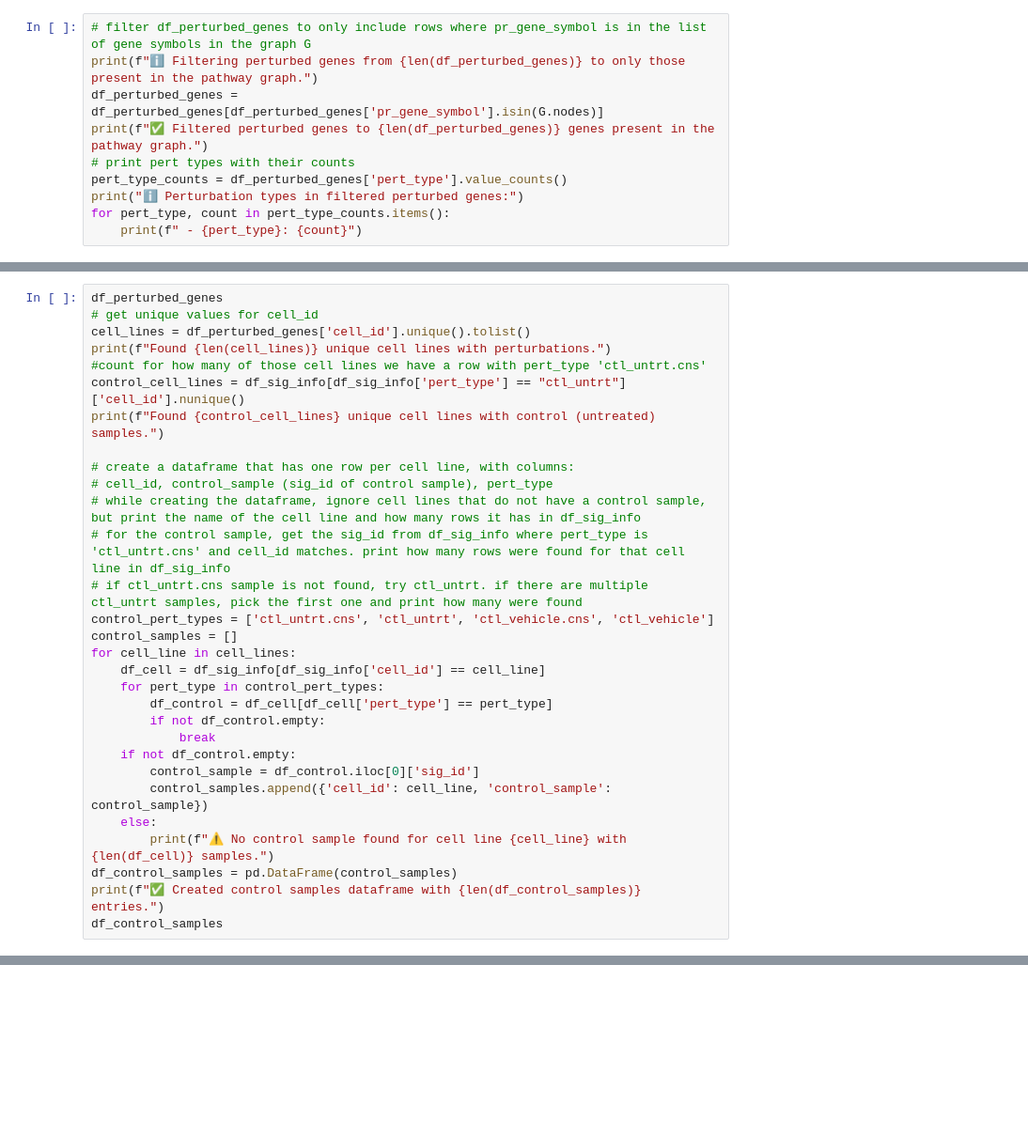
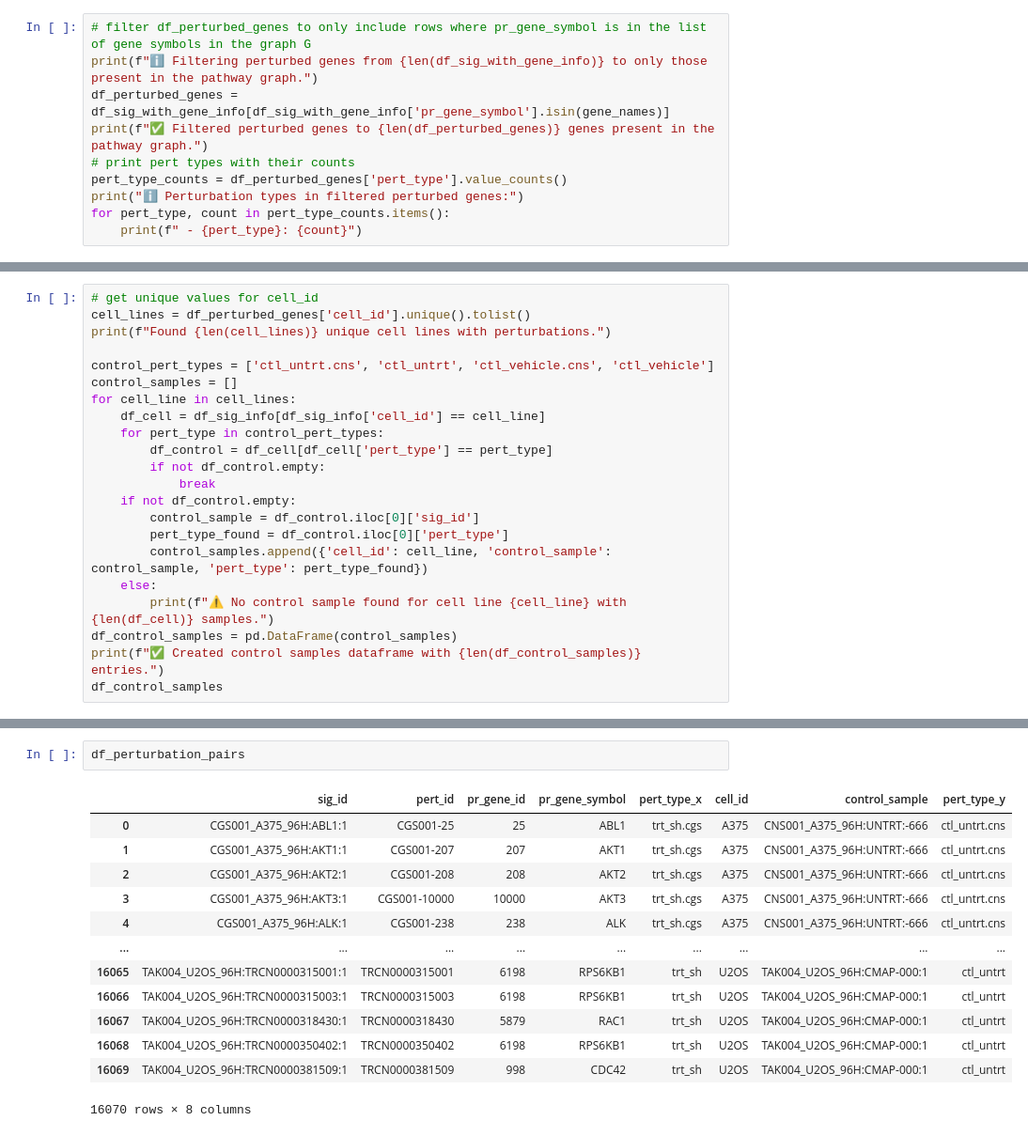
Before and after one commit to joh-dah/source_detection_in_grns, a Jupyter notebook: pathway_experiment/4_find_relevant_sig_ids.ipynb, the cells around one changed output, grey strips where cells are left out. Shown: that part at 94% size. Drawn from its saved outputs; the diff is of its cells as text; blank space fills up the shorter version.

Commit message:
finish pathway experiment setup

```diff
--- a/pathway_experiment/4_find_relevant_sig_ids.ipynb
+++ b/pathway_experiment/4_find_relevant_sig_ids.ipynb
@@ -46,7 +57,7 @@ df_perturbed_genes = df_sig_info.merge(df_gene_info, left_on='pert_iname', right
 # %%
 # filter df_perturbed_genes to only include rows where pr_gene_symbol is in the list of gene symbols in the graph G
-print(f"ℹ️ Filtering perturbed genes from {len(df_perturbed_genes)} to only those present in the pathway graph.")
-df_perturbed_genes = df_perturbed_genes[df_perturbed_genes['pr_gene_symbol'].isin(G.nodes)]
+print(f"ℹ️ Filtering perturbed genes from {len(df_sig_with_gene_info)} to only those present in the pathway graph.")
+df_perturbed_genes = df_sig_with_gene_info[df_sig_with_gene_info['pr_gene_symbol'].isin(gene_names)]
 print(f"✅ Filtered perturbed genes to {len(df_perturbed_genes)} genes present in the pathway graph.")
 # print pert types with their counts
 pert_type_counts = df_perturbed_genes['pert_type'].value_counts()
@@ -56,17 +75,8 @@ for pert_type, count in pert_type_counts.items():
 # %%
-df_perturbed_genes
 # get unique values for cell_id
 cell_lines = df_perturbed_genes['cell_id'].unique().tolist()
 print(f"Found {len(cell_lines)} unique cell lines with perturbations.")
-#count for how many of those cell lines we have a row with pert_type 'ctl_untrt.cns'
-control_cell_lines = df_sig_info[df_sig_info['pert_type'] == "ctl_untrt"]['cell_id'].nunique()
-print(f"Found {control_cell_lines} unique cell lines with control (untreated) samples.")
 
-# create a dataframe that has one row per cell line, with columns:
-# cell_id, control_sample (sig_id of control sample), pert_type
-# while creating the dataframe, ignore cell lines that do not have a control sample, but print the name of the cell line and how many rows it has in df_sig_info
-# for the control sample, get the sig_id from df_sig_info where pert_type is 'ctl_untrt.cns' and cell_id matches. print how many rows were found for that cell line in df_sig_info
-# if ctl_untrt.cns sample is not found, try ctl_untrt. if there are multiple ctl_untrt samples, pick the first one and print how many were found
 control_pert_types = ['ctl_untrt.cns', 'ctl_untrt', 'ctl_vehicle.cns', 'ctl_vehicle']
 control_samples = []
 for cell_line in cell_lines:
@@ -77,7 +87,8 @@ for cell_line in cell_lines:
             break
     if not df_control.empty:
         control_sample = df_control.iloc[0]['sig_id']
-        control_samples.append({'cell_id': cell_line, 'control_sample': control_sample})
+        pert_type_found = df_control.iloc[0]['pert_type']
+        control_samples.append({'cell_id': cell_line, 'control_sample': control_sample, 'pert_type': pert_type_found})
     else:
         print(f"⚠️ No control sample found for cell line {cell_line} with {len(df_cell)} samples.")
 df_control_samples = pd.DataFrame(control_samples)
@@ -114,0 +136,16 @@ print(f"✅ Wrote perturbation pairs with perturbed_gene to {out_path}")
+# %%
+df_perturbation_pairs
+# %% [output]
+|  | sig_id | pert_id | pr_gene_id | pr_gene_symbol | pert_type_x | cell_id | control_sample | pert_type_y |
+| 0 | CGS001_A375_96H:ABL1:1 | CGS001-25 | 25 | ABL1 | trt_sh.cgs | A375 | CNS001_A375_96H:UNTRT:-666 | ctl_untrt.cns |
+| 1 | CGS001_A375_96H:AKT1:1 | CGS001-207 | 207 | AKT1 | trt_sh.cgs | A375 | CNS001_A375_96H:UNTRT:-666 | ctl_untrt.cns |
+| 2 | CGS001_A375_96H:AKT2:1 | CGS001-208 | 208 | AKT2 | trt_sh.cgs | A375 | CNS001_A375_96H:UNTRT:-666 | ctl_untrt.cns |
+| 3 | CGS001_A375_96H:AKT3:1 | CGS001-10000 | 10000 | AKT3 | trt_sh.cgs | A375 | CNS001_A375_96H:UNTRT:-666 | ctl_untrt.cns |
+| 4 | CGS001_A375_96H:ALK:1 | CGS001-238 | 238 | ALK | trt_sh.cgs | A375 | CNS001_A375_96H:UNTRT:-666 | ctl_untrt.cns |
+| ... | ... | ... | ... | ... | ... | ... | ... | ... |
+| 16065 | TAK004_U2OS_96H:TRCN0000315001:1 | TRCN0000315001 | 6198 | RPS6KB1 | trt_sh | U2OS | TAK004_U2OS_96H:CMAP-000:1 | ctl_untrt |
+| 16066 | TAK004_U2OS_96H:TRCN0000315003:1 | TRCN0000315003 | 6198 | RPS6KB1 | trt_sh | U2OS | TAK004_U2OS_96H:CMAP-000:1 | ctl_untrt |
+| 16067 | TAK004_U2OS_96H:TRCN0000318430:1 | TRCN0000318430 | 5879 | RAC1 | trt_sh | U2OS | TAK004_U2OS_96H:CMAP-000:1 | ctl_untrt |
+| 16068 | TAK004_U2OS_96H:TRCN0000350402:1 | TRCN0000350402 | 6198 | RPS6KB1 | trt_sh | U2OS | TAK004_U2OS_96H:CMAP-000:1 | ctl_untrt |
+| 16069 | TAK004_U2OS_96H:TRCN0000381509:1 | TRCN0000381509 | 998 | CDC42 | trt_sh | U2OS | TAK004_U2OS_96H:CMAP-000:1 | ctl_untrt |
+16070 rows × 8 columns
```
Also changed, not shown: parts of 11 cells of this notebook, 4 other files.
